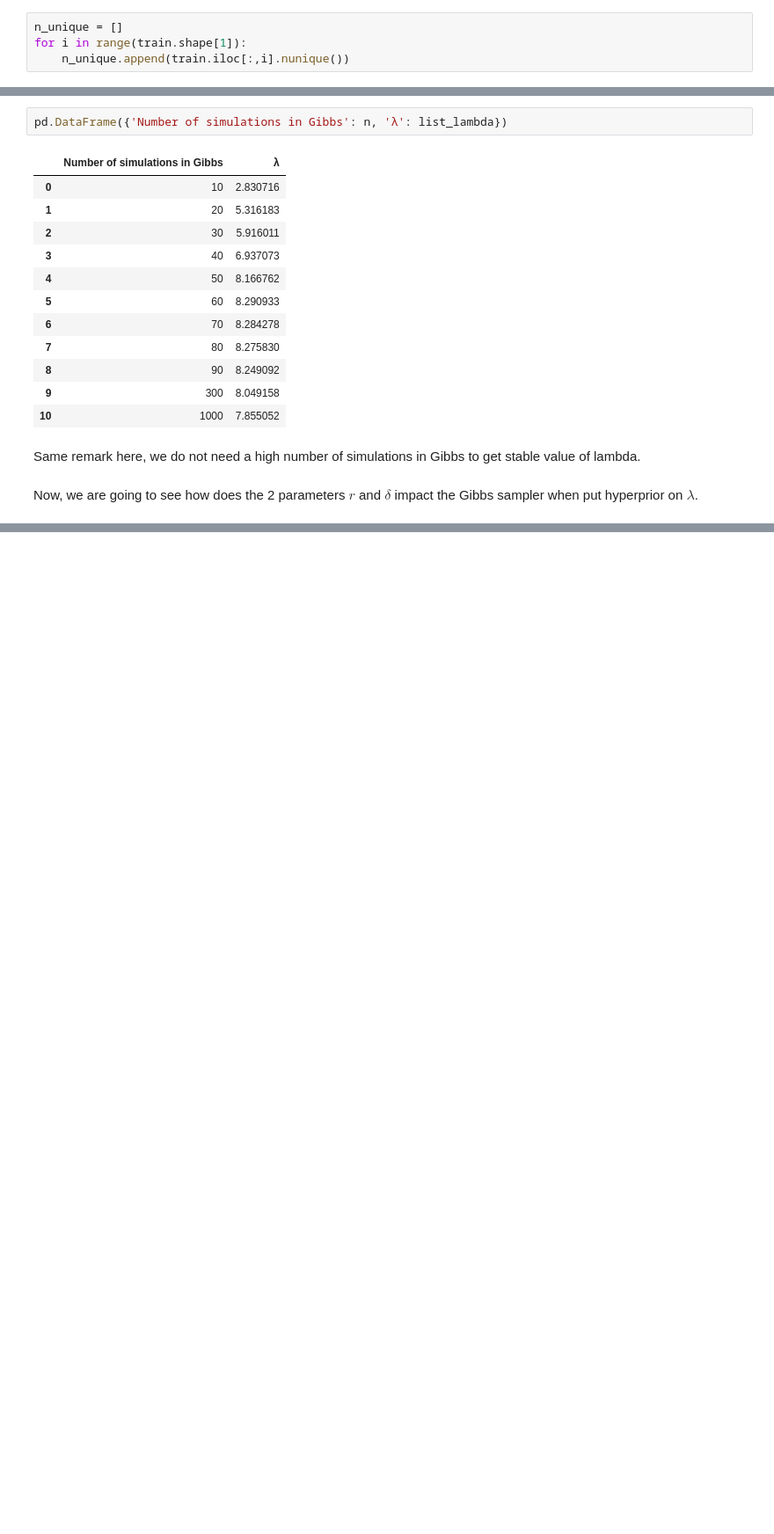
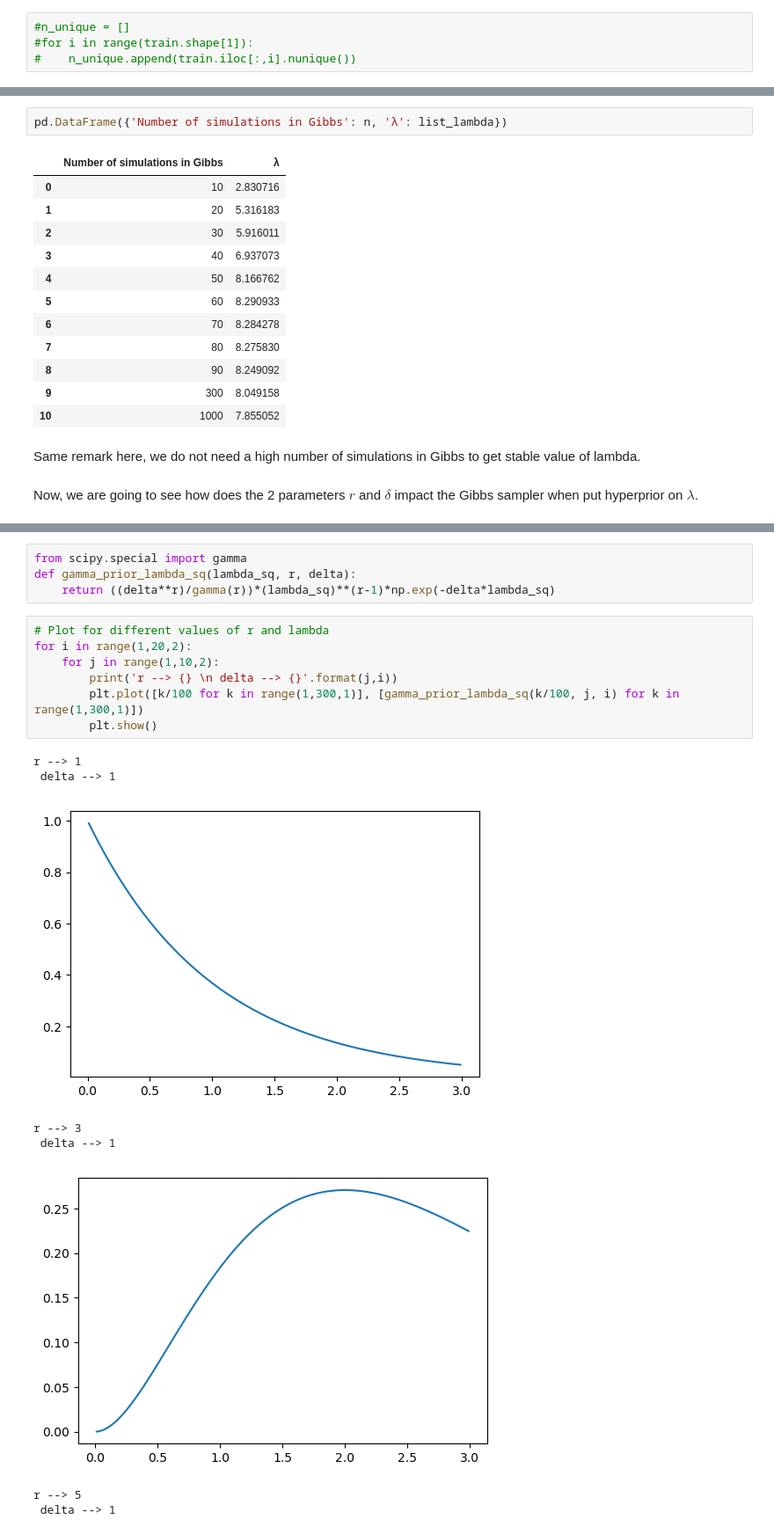
Before and after one commit to mathislinger/Bayesian_Lasso, a Jupyter notebook: code.ipynb, the cells around one changed output, grey strips where cells are left out. Shown at 88% size. Cells and saved outputs as stored; diff of their text form; blank space fills up the shorter version.

```diff
--- a/code.ipynb
+++ b/code.ipynb
@@ -259,7 +259,7 @@ train.index = [i for i in range(len(train))]
 # %% [markdown]
 ##### Be carefull to not have the same value in one column. It creates problem with LinAlg when using the Gibbs sampler
 # %%
-n_unique = []
-for i in range(train.shape[1]):
-    n_unique.append(train.iloc[:,i].nunique())
+#n_unique = []
+#for i in range(train.shape[1]):
+#    n_unique.append(train.iloc[:,i].nunique())
 # %%
@@ -831,0 +857,20 @@ rate = sum(tau_sq[i+1])/2+delta
+# %%
+from scipy.special import gamma
+def gamma_prior_lambda_sq(lambda_sq, r, delta):
+    return ((delta**r)/gamma(r))*(lambda_sq)**(r-1)*np.exp(-delta*lambda_sq)
+# %%
+# Plot for different values of r and lambda
+for i in range(1,20,2):
+    for j in range(1,10,2):
+        print('r --> {} \n delta --> {}'.format(j,i))
+        plt.plot([k/100 for k in range(1,300,1)], [gamma_prior_lambda_sq(k/100, j, i) for k in range(1,300,1)])
+        plt.show()
+# %% [output]
+r --> 1
+ delta --> 1
+[figure, added]
+r --> 3
+ delta --> 1
+[figure, added]
+r --> 5
+ delta --> 1
```
Also changed, not shown: parts of 31 cells of this notebook, 2 other files.
